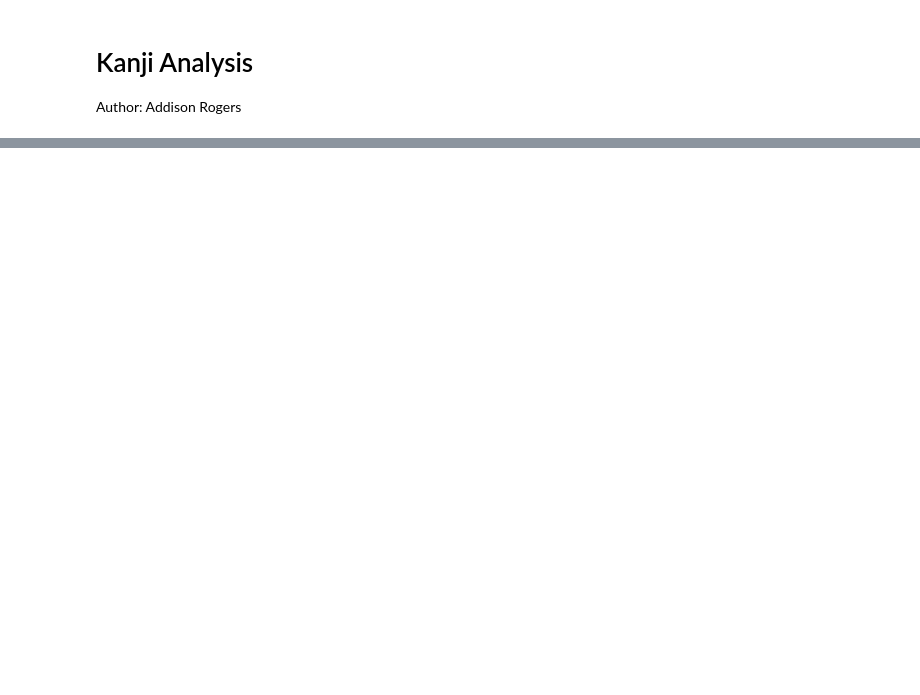
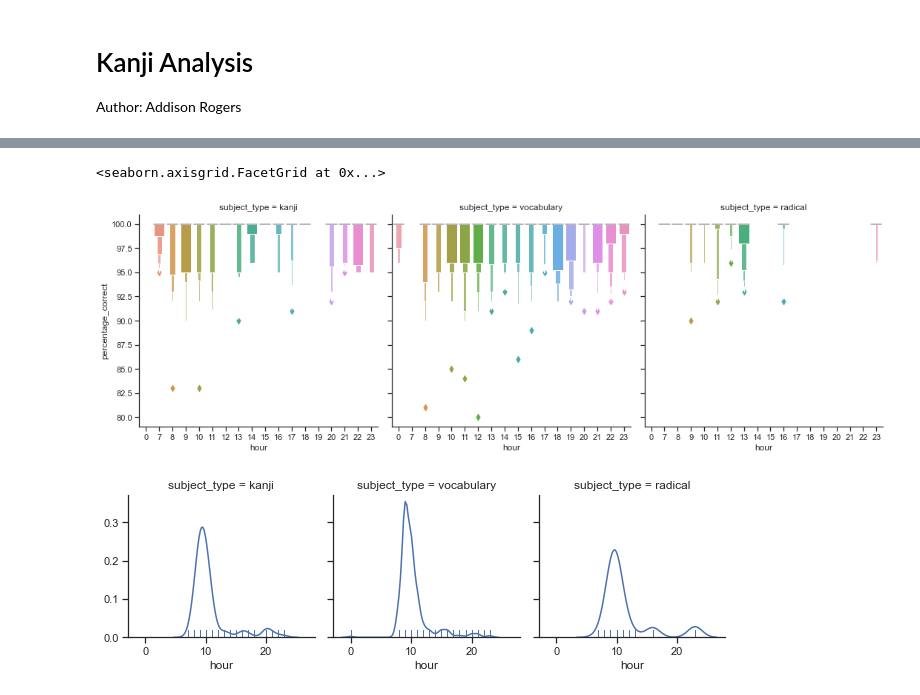
Before and after one commit to addRogers/kanji-analysis, a Jupyter notebook: kanji_analysis.ipynb, the cells around one changed output, grey strips where cells are left out. Cells and saved outputs as stored; diff of their text form; code cells hidden in the pictures; blank space fills up the shorter version.

```diff
--- a/kanji_analysis.ipynb
+++ b/kanji_analysis.ipynb
@@ -27,0 +99,11 @@ Name: created_at, dtype: object
+# %%
+g = sns.catplot(x='hour', y='percentage_correct',
+                col='subject_type',
+                data=stats_by_hour, kind='boxen')
+
+p = sns.FacetGrid(stats_by_hour, col = 'subject_type')
+p.map(sns.distplot, 'hour', rug=True, hist=False)
+# %% [output]
+<seaborn.axisgrid.FacetGrid at 0x...>
+[figure, added]
+[figure, added]
```
Also changed, not shown: parts of 16 cells of this notebook.
